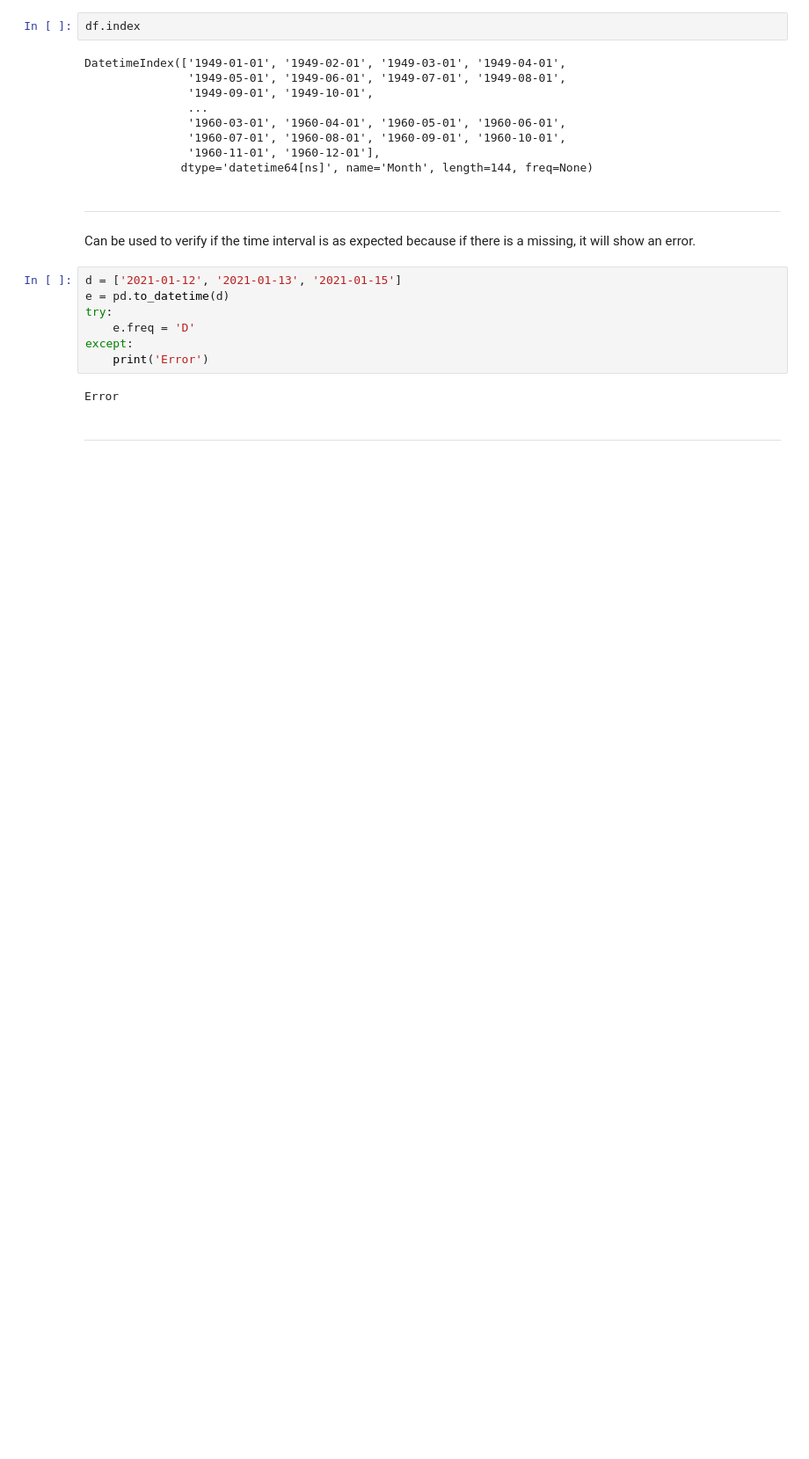
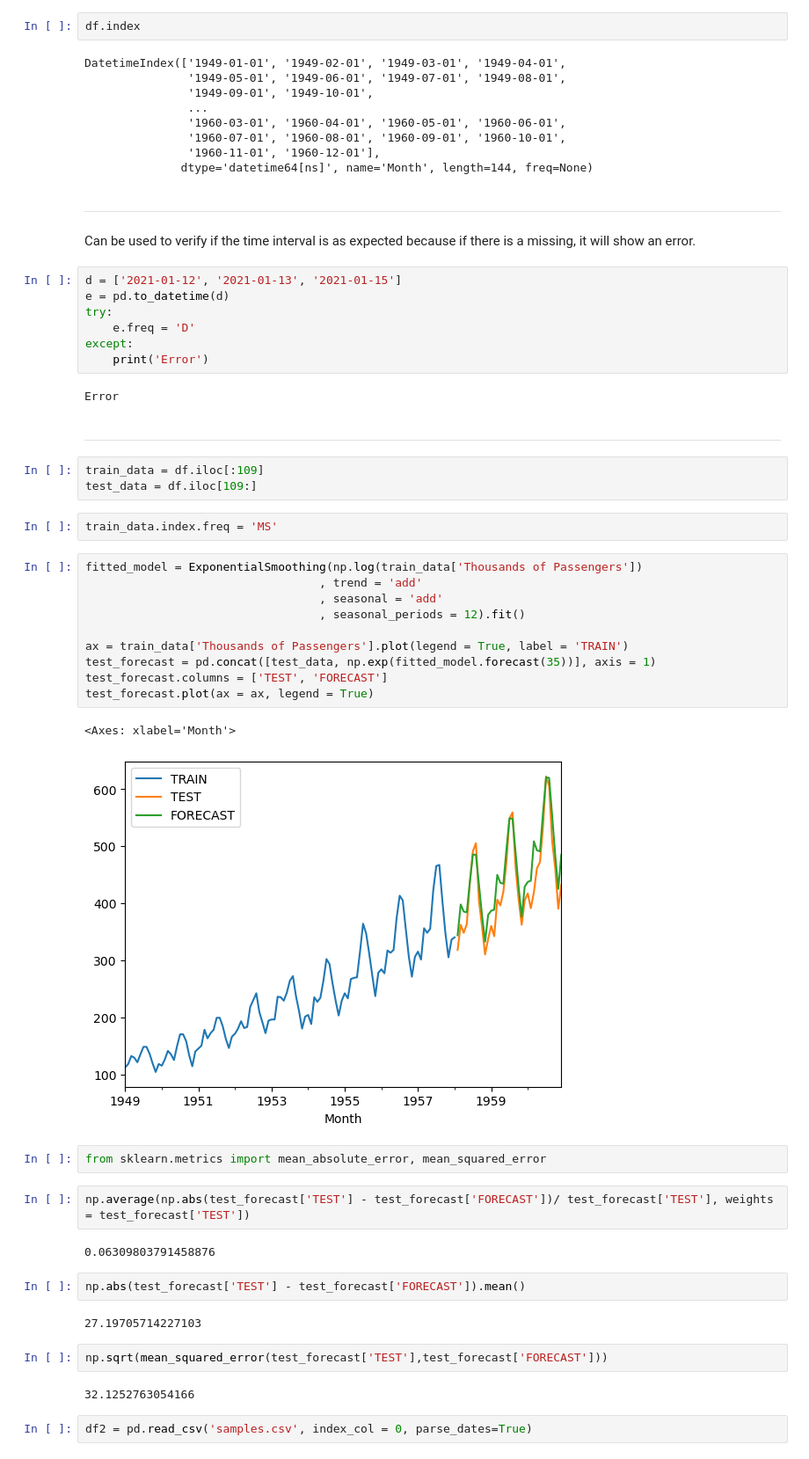
Before and after one commit to super-kenli/Time-Series-Notes, a Jupyter notebook: practice.ipynb, the cells around one changed output. Shown: that part at 88% size. Cells and saved outputs as stored; diff of their text form; blank space fills up the shorter version.

```diff
--- a/practice.ipynb
+++ b/practice.ipynb
@@ -28,3 +30,37 @@ except:
 Error
 # %% [markdown]
 ---
+# %%
+train_data = df.iloc[:109]
+test_data = df.iloc[109:]
+# %%
+train_data.index.freq = 'MS'
+# %%
+fitted_model = ExponentialSmoothing(np.log(train_data['Thousands of Passengers'])
+                                  , trend = 'add'
+                                  , seasonal = 'add'
+                                  , seasonal_periods = 12).fit()
+
+ax = train_data['Thousands of Passengers'].plot(legend = True, label = 'TRAIN')
+test_forecast = pd.concat([test_data, np.exp(fitted_model.forecast(35))], axis = 1)
+test_forecast.columns = ['TEST', 'FORECAST']
+test_forecast.plot(ax = ax, legend = True)
+# %% [output]
+<Axes: xlabel='Month'>
+[figure, added]
+# %%
+from sklearn.metrics import mean_absolute_error, mean_squared_error
+# %%
+np.average(np.abs(test_forecast['TEST'] - test_forecast['FORECAST'])/ test_forecast['TEST'], weights = test_forecast['TEST'])
+# %% [output]
+0.06309803791458876
+# %%
+np.abs(test_forecast['TEST'] - test_forecast['FORECAST']).mean()
+# %% [output]
+27.19705714227103
+# %%
+np.sqrt(mean_squared_error(test_forecast['TEST'],test_forecast['FORECAST']))
+# %% [output]
+32.1252763054166
+# %%
+df2 = pd.read_csv('samples.csv', index_col = 0, parse_dates=True)
```
Also changed, not shown: parts of 3 cells of this notebook, 1 other file.
